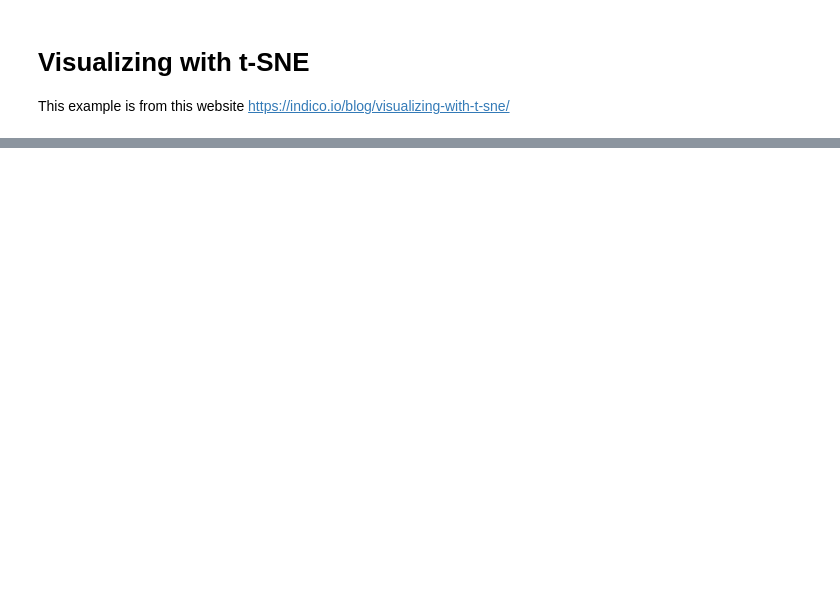
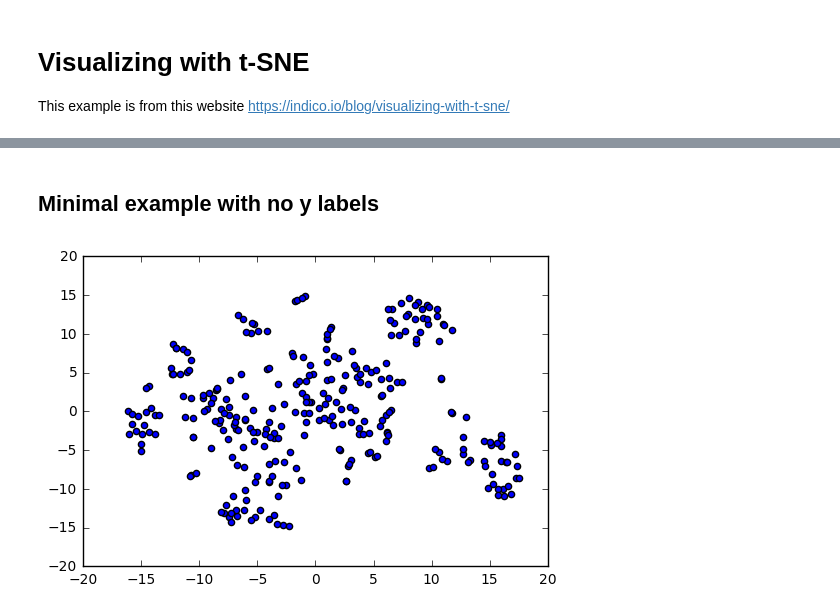
Before and after one commit to cornhundred/tsne_notebook, a Jupyter notebook: Visualizing with t-SNE.ipynb, the cells around one changed output, grey strips where cells are left out. Cells and saved outputs as stored; diff of their text form; code cells hidden in the pictures; blank space fills up the shorter version.

Commit message:
MNIST data is loaded into t-SNE

```diff
--- a/Visualizing with t-SNE.ipynb
+++ b/Visualizing with t-SNE.ipynb
@@ -38,0 +39,31 @@ plt.show()
+# %% [markdown]
+## Minimal example with no y labels
+# %%
+import numpy as np
+from skdata.mnist.views import OfficialImageClassification
+from matplotlib import pyplot as plt
+from tsne import bh_sne
+
+# load up data
+data = OfficialImageClassification(x_dtype="float32")
+x_data = data.all_images
+
+# convert image data to float64 matrix. float64 is need for bh_sne
+x_data = np.asarray(x_data).astype('float64')
+x_data = x_data.reshape((x_data.shape[0], -1))
+
+# For speed of computation, only run on a subset
+n = 300
+x_data = x_data[:n]
+
+# perform t-SNE embedding
+vis_data = bh_sne(x_data)
+
+# plot the result
+vis_x = vis_data[:, 0]
+vis_y = vis_data[:, 1]
+
+plt.scatter(vis_x, vis_y)
+plt.show()
+# %% [output]
+[figure, added]
```
Also changed, not shown: parts of 1 cell of this notebook, 2 other files.
